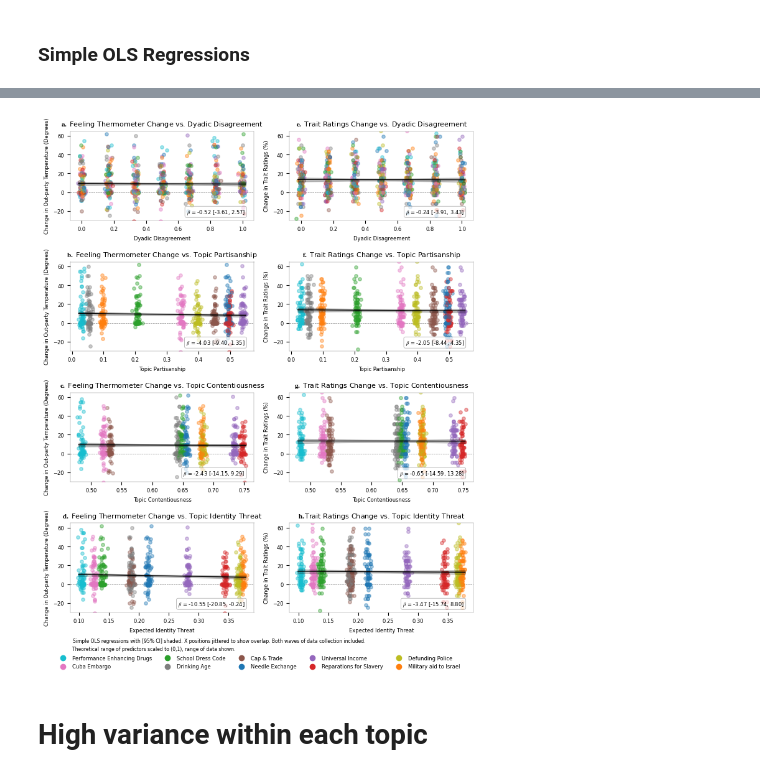
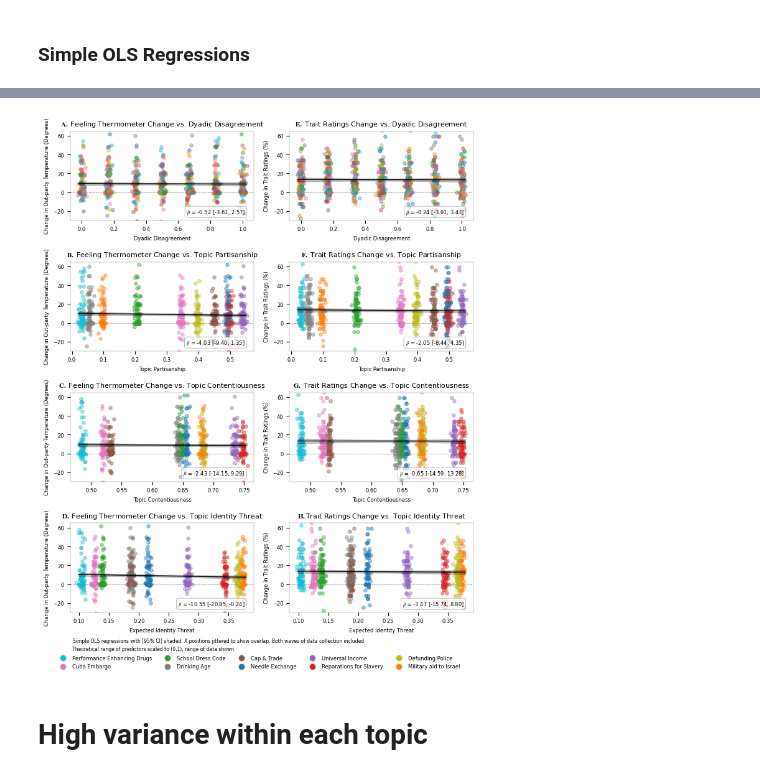
Before and after one commit to Watts-Lab/topic_choice, a Jupyter notebook: analyze_study_data.ipynb, the cells around one changed output, grey strips where cells are left out. Saved outputs shown, nothing was run; the diff lists cells and outputs as text; code cells hidden in the pictures.

```diff
--- a/analyze_study_data.ipynb
+++ b/analyze_study_data.ipynb
@@ -307,9 +311,9 @@ ax1.set_yticklabels([wrapped_texts[topic] for topic in sorted_means_temp.index],
 ax2.tick_params(axis='y', which='both', left=False, right=False, labelleft=False)
 
 # Customize the plot
-ax1.set_title(r'$\mathbf{a.}$ Mean Change in Out-party Temperature', fontsize=8)
+ax1.set_title(r'$\mathbf{A.}$ Mean Change in Out-party Temperature', fontsize=8)
 ax1.set_xlabel('Mean Change in Out-party Temperature', fontsize=7)
-ax2.set_title(r'$\mathbf{b.}$ Mean Change in Trait Ratings', fontsize=8)
+ax2.set_title(r'$\mathbf{B.}$ Mean Change in Trait Ratings', fontsize=8)
 ax2.set_xlabel('Mean Change in Trait Ratings (%)', fontsize=7)
 
 
@@ -750,7 +754,7 @@ plot_regressions(
     summary_df=univariate_regressions_figure_df,
     ax=axs[0, 0]
 )
-axs[0, 0].set_title(r'$\mathbf{a.}$ Feeling Thermometer Change vs. Dyadic Disagreement', fontsize=8)
+axs[0, 0].set_title(r'$\mathbf{A.}$ Feeling Thermometer Change vs. Dyadic Disagreement', fontsize=8)
 
 plot_regressions(
     data=data,
@@ -762,7 +766,7 @@ plot_regressions(
     summary_df=univariate_regressions_figure_df,
     ax=axs[1, 0]
 )
-axs[1, 0].set_title(r'$\mathbf{b.}$ Feeling Thermometer Change vs. Topic Partisanship', fontsize=8)
+axs[1, 0].set_title(r'$\mathbf{B.}$ Feeling Thermometer Change vs. Topic Partisanship', fontsize=8)
 
 plot_regressions(
     data=data,
@@ -774,7 +778,7 @@ plot_regressions(
     summary_df=univariate_regressions_figure_df,
     ax=axs[2, 0]
 )
-axs[2, 0].set_title(r'$\mathbf{c.}$ Feeling Thermometer Change vs. Topic Contentiousness', fontsize=8)
+axs[2, 0].set_title(r'$\mathbf{C.}$ Feeling Thermometer Change vs. Topic Contentiousness', fontsize=8)
 
 plot_regressions(
     data=data,
@@ -786,7 +790,7 @@ plot_regressions(
     summary_df=univariate_regressions_figure_df,
     ax=axs[3, 0]
 )
-axs[3, 0].set_title(r'$\mathbf{d.}$ Feeling Thermometer Change vs. Topic Identity Threat', fontsize=8)
+axs[3, 0].set_title(r'$\mathbf{D.}$ Feeling Thermometer Change vs. Topic Identity Threat', fontsize=8)
 
 # Right hand panels, DV = Trait Ratings Change
 plot_regressions(
@@ -799,7 +803,7 @@ plot_regressions(
     summary_df=univariate_regressions_figure_df,
     ax=axs[0, 1]
 )
-axs[0, 1].set_title(r'$\mathbf{e.}$ Trait Ratings Change vs. Dyadic Disagreement', fontsize=8)
+axs[0, 1].set_title(r'$\mathbf{E.}$ Trait Ratings Change vs. Dyadic Disagreement', fontsize=8)
 
 plot_regressions(
     data=data,
@@ -811,7 +815,7 @@ plot_regressions(
     summary_df=univariate_regressions_figure_df,
     ax=axs[1, 1]
 )
-axs[1, 1].set_title(r'$\mathbf{f.}$ Trait Ratings Change vs. Topic Partisanship', fontsize=8)
+axs[1, 1].set_title(r'$\mathbf{F.}$ Trait Ratings Change vs. Topic Partisanship', fontsize=8)
 
 plot_regressions(
     data=data,
@@ -823,7 +827,7 @@ plot_regressions(
     summary_df=univariate_regressions_figure_df,
     ax=axs[2, 1]
 )
-axs[2, 1].set_title(r'$\mathbf{g.}$ Trait Ratings Change vs. Topic Contentiousness', fontsize=8)
+axs[2, 1].set_title(r'$\mathbf{G.}$ Trait Ratings Change vs. Topic Contentiousness', fontsize=8)
 
 plot_regressions(
     data=data,
@@ -835,7 +839,7 @@ plot_regressions(
     summary_df=univariate_regressions_figure_df,
     ax=axs[3, 1]
 )
-axs[3, 1].set_title(r'$\mathbf{h.}$Trait Ratings Change vs. Topic Identity Threat', fontsize=8)
+axs[3, 1].set_title(r'$\mathbf{H.}$Trait Ratings Change vs. Topic Identity Threat', fontsize=8)
 
 # Adjust subplot spines for a cleaner look.
 for ax in axs.flatten():
@@ -847,35 +851,35 @@ for ax in axs.flatten():
 shortNames = {
     "capAndTrade": "Cap & Trade",
     "drinkingAge": "Drinking Age",
     "fundNeedleExchange": "Needle Exchange",
     "israelAid": "Military aid to Israel",
     "schoolDressCode": "School Dress Code",
     "slaveReparations": "Reparations for Slavery",
     "universalIncome": "Universal Income",
     "sportsPEDs": "Performance Enhancing Drugs",
     "cubaEmbargo": "Cuba Embargo",
     "policeDefundingDiscrimination": "Defunding Police",
 }
 # Here we assume each discussionTopic has an assigned color in data['color'].
 topic_means = data.groupby('discussionTopic')["topic_mean_identity_threat_scaled"].mean()
 sorted_topics = topic_means.sort_values(ascending=True).index
 
 handles, labels = [], []
 for topic in sorted_topics:
     group = data[data['discussionTopic'] == topic]
     handles.append(plt.Line2D([0], [0], marker='o', linestyle='None',
                                 color=group['color'].iloc[0], markersize=6))
     labels.append(shortNames.get(topic, topic))
 
 fig.legend(handles, labels, loc='lower center', ncol=5, fontsize=6, frameon=False)
 
 # plt.figtext(0.475, 0.95, 'Shaded regions represent 95% CI', ha='right', fontsize=5)
 plt.figtext(0.085, 0.05, 'Simple OLS regressions with [95% CI] shaded. X positions jittered to show overlap. Both waves of data collection included.', ha='left', fontsize=5.5)
 plt.figtext(0.083, 0.035, 'Theoretical range of predictors scaled to (0,1), range of data shown.', ha='left', fontsize=5.5)
 plt.tight_layout(rect=[0, 0.05, 1, 1])
-plt.savefig('fig_disagreement_predictors.pdf', format='pdf')
+plt.savefig('fig_single_predictors_panel.pdf', format='pdf')
 # %% [output]
-[figure, old version]
+[figure, new version]
 # %% [markdown]
 # High variance within each topic
 # %%
```
Also changed, not shown: parts of 27 cells of this notebook, 19 other files.
